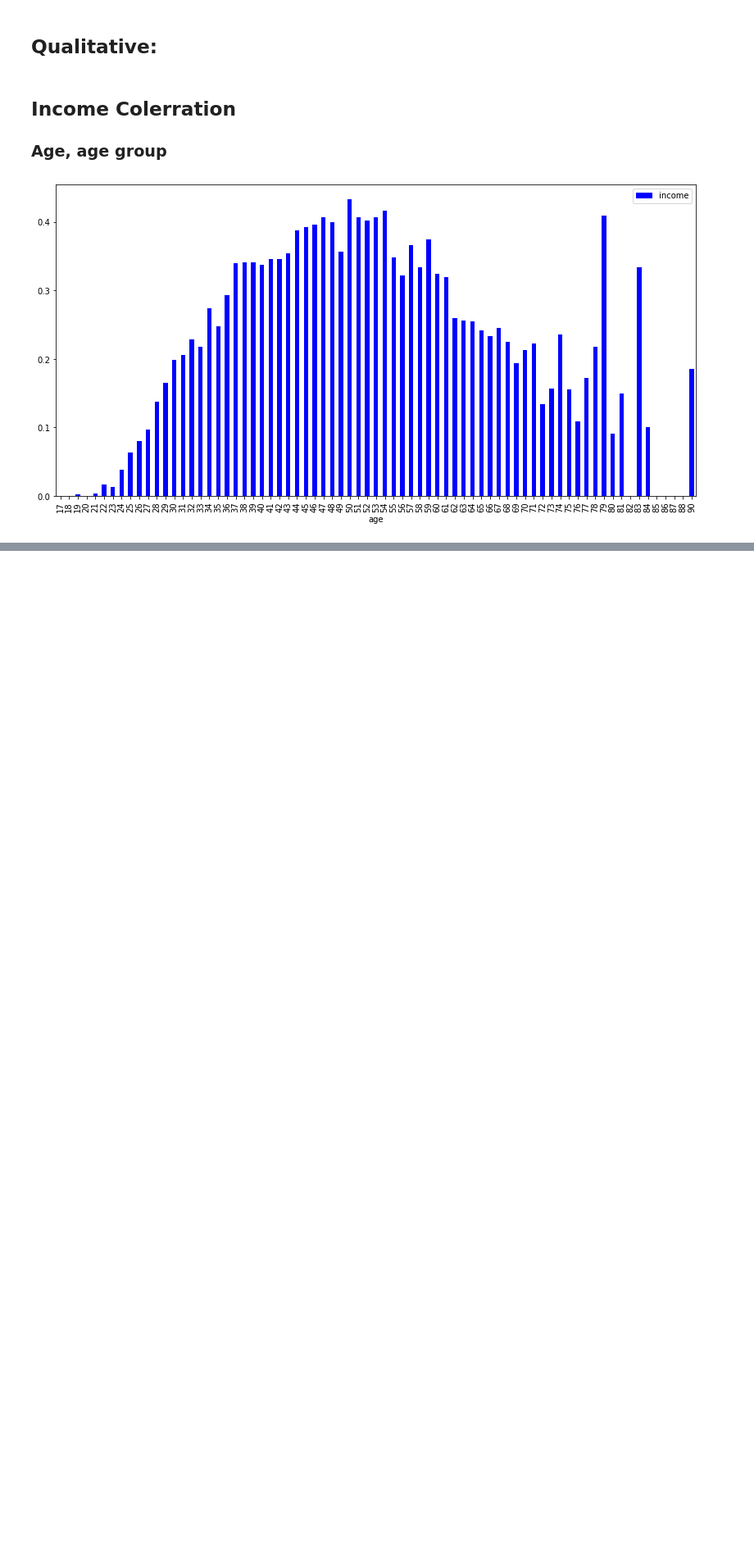
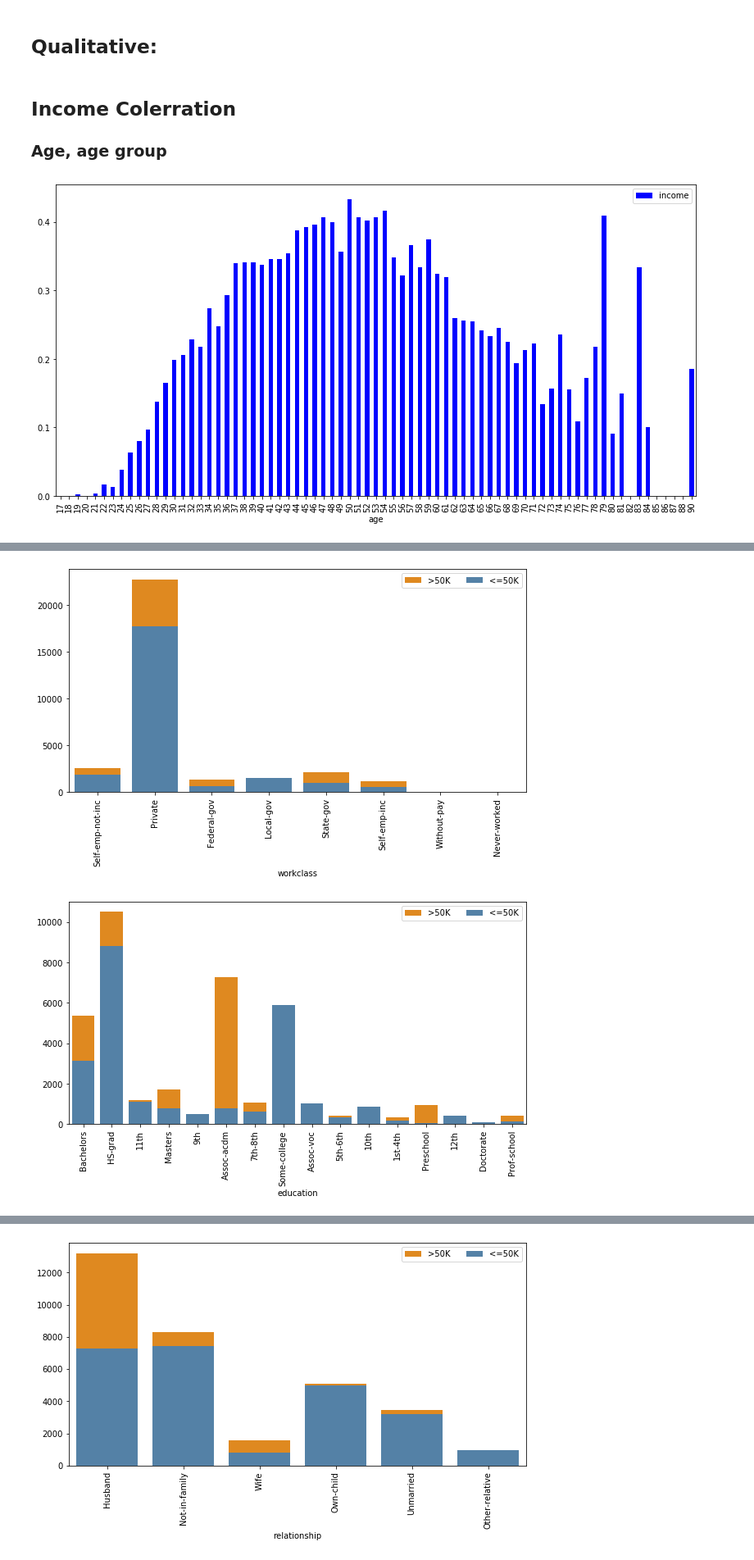
Before and after one commit to ngonhan2k5/cs-ml, a Jupyter notebook: proj1/proj1_eda.ipynb, the cells around one changed output, grey strips where cells are left out. Shown: that part at 82% size. Cells and saved outputs as stored; diff of their text form; code cells hidden in the pictures; blank space fills up the shorter version.

```diff
--- a/proj1/proj1_eda.ipynb
+++ b/proj1/proj1_eda.ipynb
@@ -267,0 +219,20 @@ a.plot(kind='bar', stacked=True)
+# %%
+df_low_income = df[df['income'] == 0]
+for col in qualitative[0:-1]:
+    total_column = df[col].unique().size
+    total_column
+    f, ax = plt.subplots(figsize=(10, 5))
+    plt.xticks(rotation=90)
+
+    sns.countplot(x=col, data=df, color="darkorange", label=">50K")
+
+    sns.countplot(x=col, data=df_low_income, color="steelblue", label="<=50K")
+
+    max = df[col].value_counts().max()
+    ax.set(ylim=(0, max * 1.05), ylabel="", xlabel=col)
+
+#     # Add a legend and informative axis label
+    ax.legend(ncol=2,  frameon=True)
+# %% [output]
+[figure, added]
+[figure, added]
@@ -267,0 +241 @@ a.plot(kind='bar', stacked=True)
+[figure, added]
```
Also changed, not shown: parts of 21 cells of this notebook.
